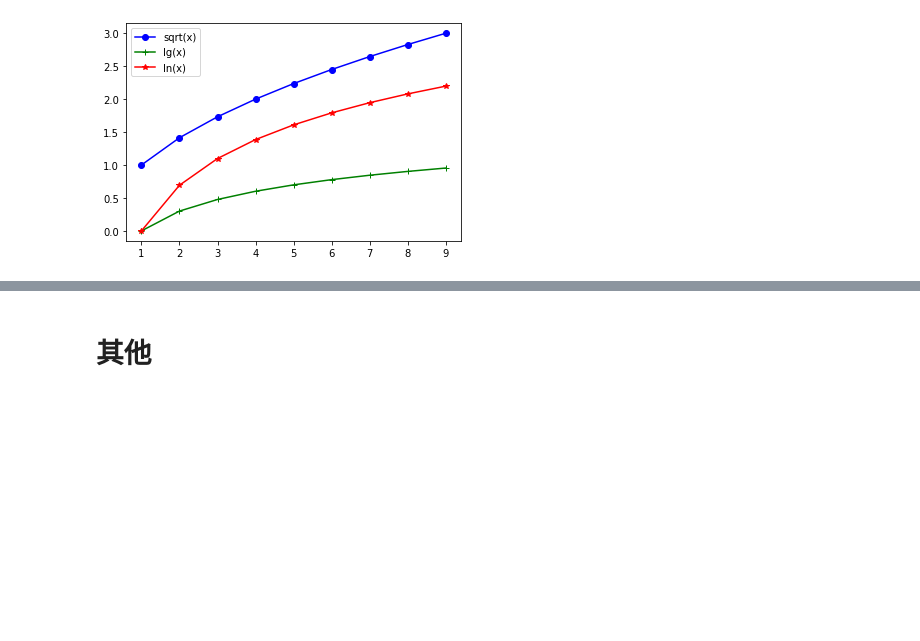
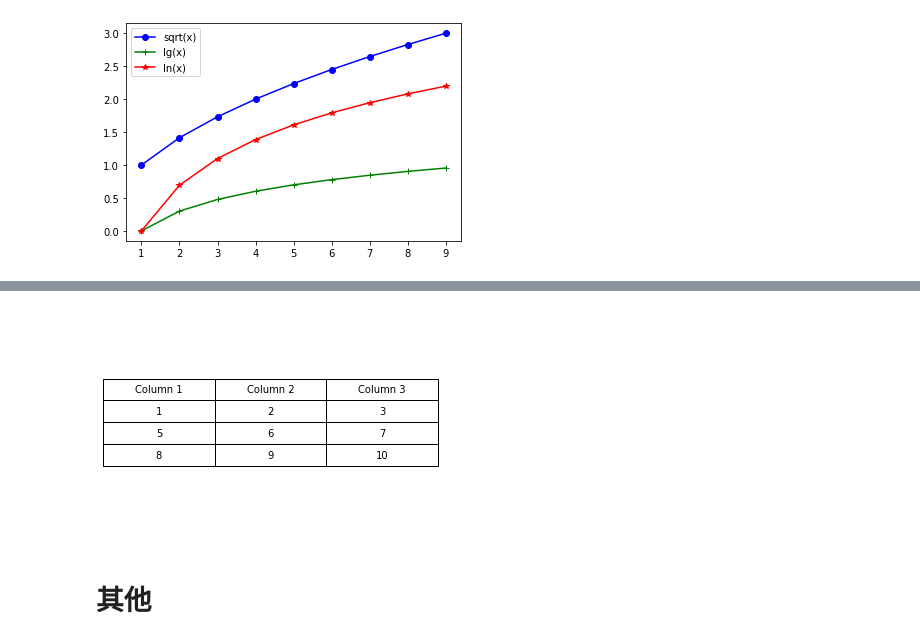
Before and after one commit to Kangjiabao123/GoogleColab, a Jupyter notebook: data_analysis/matpltlib.ipynb, the cells around one changed output, grey strips where cells are left out. Drawn from its saved outputs; the diff is of its cells as text; code cells hidden in the pictures; blank space fills up the shorter version.

```diff
--- a/data_analysis/matpltlib.ipynb
+++ b/data_analysis/matpltlib.ipynb
@@ -108,3 +142,28 @@ plt.show()
+# %%
+import pandas as pd
+import matplotlib.pyplot as plt
+
+fig, ax =plt.subplots(1,1)
+data=[[1,2,3],
+      [5,6,7],
+      [8,9,10]]
+column_labels=["Column 1", "Column 2", "Column 3"]
+df=pd.DataFrame(data,columns=column_labels)
+ax.axis('off')
+the_table = ax.table(cellText=df.values,
+         colLabels=df.columns,
+         rowLabels=["A","B","C"],
+         colLoc='center',
+         cellLoc='center',  # cell文本对齐方式。默认'right'
+         loc="center")
+
+# 设置单元格高度
+for pos, cell in the_table._cells.items():
+    cell._height = 0.1
+
+plt.show()
+# %% [output]
+[figure, added]
 # %% [markdown]
 # 其他
 # %% [markdown]
```
Also changed, not shown: parts of 3 cells of this notebook.
